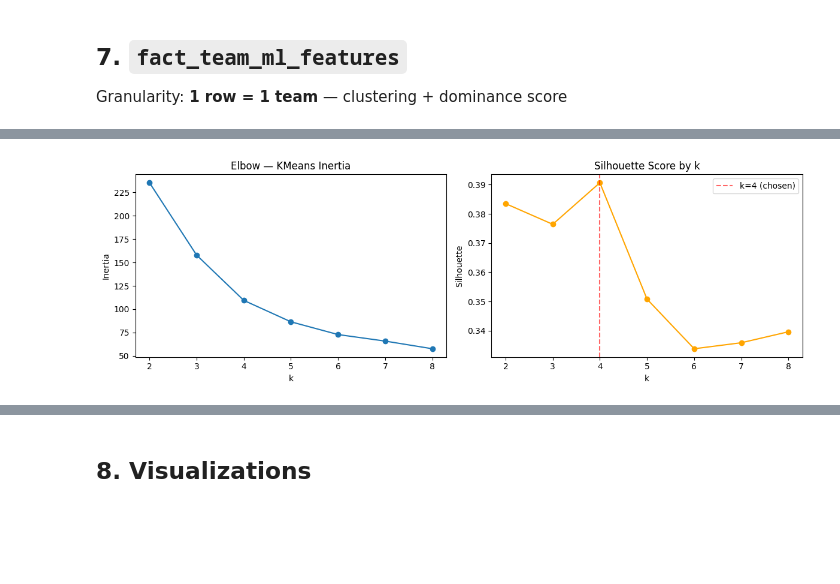
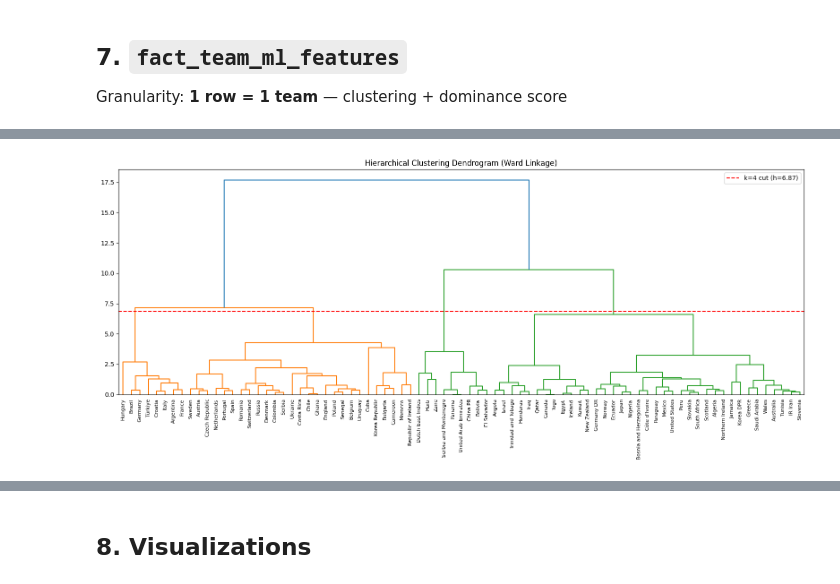
Before and after one commit to caioh639/worldcup, a Jupyter notebook: notebooks/feature_engineering_final.ipynb, the cells around one changed output, grey strips where cells are left out. Drawn from its saved outputs; the diff is of its cells as text; code cells hidden in the pictures; blank space fills up the shorter version.

```diff
--- a/notebooks/feature_engineering_final.ipynb
+++ b/notebooks/feature_engineering_final.ipynb
@@ -345,10 +347,8 @@ Teams with ≥10 modern matches: 33
 
 Granularity: **1 row = 1 team** — clustering + dominance score
 # %%
-# 'titles' excluded — derived from is_champion (target), data leakage
+# 'titles' excluded — tautology: defines the target, biases clusters toward the label
 # 'gd_per_match' excluded — exact linear combination of avg_goals_scored - avg_goals_conceded
-# Note: win_rate ↔ avg_goals_scored corr=0.88; kept because they measure distinct dimensions
-#       (overall success vs offensive firepower — a team can win defensively with low scoring)
 ML_FEATURES = [
     'win_rate',
     'avg_goals_scored',
@@ -359,44 +359,56 @@ ML_FEATURES = [
 X = fact_team_historical_stats[ML_FEATURES].copy()
 y = fact_team_historical_stats['is_champion']
 
-# Clustering adds 'titles' — valid for unsupervised grouping, separates champions
-# from strong non-champions that cluster together on performance stats alone
-CLUSTER_FEATURES = ML_FEATURES + ['titles']
-X_cluster = fact_team_historical_stats[CLUSTER_FEATURES].copy()
-X_cluster_scaled = StandardScaler().fit_transform(X_cluster)
+# Scale features
+scaler = StandardScaler()
+X_scaled = scaler.fit_transform(X)
 
-# Validate k using cluster features
-from sklearn.metrics import silhouette_score
-inertias, silhouettes = [], []
-for k in range(2, 9):
-    _km = KMeans(n_clusters=k, random_state=42, n_init=10)
-    _labels = _km.fit_predict(X_cluster_scaled)
-    inertias.append(_km.inertia_)
-    silhouettes.append(silhouette_score(X_cluster_scaled, _labels))
+# Validate k=2..6 via silhouette on Ward hierarchical labels
+Z = linkage(X_scaled, method='ward')
 
-fig, (ax1, ax2) = plt.subplots(1, 2, figsize=(12, 4))
-ax1.plot(range(2, 9), inertias, 'o-')
-ax1.set(title='Elbow — KMeans Inertia', xlabel='k', ylabel='Inertia')
-ax2.plot(range(2, 9), silhouettes, 'o-', color='orange')
-ax2.axvline(x=4, color='red', linestyle='--', alpha=0.6, label='k=4 (chosen)')
-ax2.set(title='Silhouette Score by k', xlabel='k', ylabel='Silhouette')
-ax2.legend()
+sil_scores = {}
+for k in range(2, 7):
+    _labels = fcluster(Z, k, criterion='maxclust') - 1
+    sil_scores[k] = silhouette_score(X_scaled, _labels)
+print('Silhouette scores: ' + ' | '.join(f'k={k}: {s:.3f}' for k, s in sil_scores.items()))
+
+# Definitive hierarchical clustering — k=4
+clusters = fcluster(Z, 4, criterion='maxclust') - 1  # 0-indexed
+
+# PCA for visualization (4 ML_FEATURES)
+pca = PCA(n_components=2)
+pca_result = pca.fit_transform(X_scaled)
+print(f'\nPCA explained variance:  PCA1={pca.explained_variance_ratio_[0]*100:.1f}%  '
+      f'PCA2={pca.explained_variance_ratio_[1]*100:.1f}%')
+
+# champion_probability via Mahalanobis distance to the champion centroid
+# Centroid = mean of champion rows in scaled space
+# Covariance from full dataset; pinv for robustness with correlated features
+champ_mask = y.values == 1
+champ_centroid = X_scaled[champ_mask].mean(axis=0)
+cov_inv = np.linalg.pinv(np.cov(X_scaled.T))
+
+distances = np.array([
+    mahalanobis(row, champ_centroid, cov_inv)
+    for row in X_scaled
+])
+d_min, d_max = distances.min(), distances.max()
+champion_probability = (1 - (distances - d_min) / (d_max - d_min)).round(3)
+
+# Dendrogram — cut line at midpoint between Z[-4,2] and Z[-3,2]
+cut_height = (Z[-4, 2] + Z[-3, 2]) / 2
+fig, ax = plt.subplots(figsize=(16, 7))
+dendrogram(
+    Z,
+    labels=fact_team_historical_stats['Team'].values,
+    leaf_rotation=90,
+    leaf_font_size=8,
+    ax=ax,
+)
+ax.axhline(y=cut_height, color='red', linestyle='--', linewidth=1.5,
+           label=f'k=4 cut (h={cut_height:.2f})')
+ax.set_title('Hierarchical Clustering Dendrogram (Ward Linkage)')
+ax.legend()
 plt.tight_layout()
 plt.show()
-print(f"Silhouette — k=3: {silhouettes[1]:.3f} | k=4: {silhouettes[2]:.3f}")
-
-# KMeans clustering
-kmeans = KMeans(n_clusters=4, random_state=42, n_init=10)
-clusters = kmeans.fit_predict(X_cluster_scaled)
-
-# PCA for visualization (5 features including titles)
-pca = PCA(n_components=2)
-pca_result = pca.fit_transform(X_cluster_scaled)
-
-# RF for champion_probability — in-sample, ML_FEATURES only (titles excluded: leakage for RF)
-# In-sample is intentional: we want a narrative 'champion profile score', not an OOF classifier
-rf_full = RandomForestClassifier(n_estimators=200, random_state=42)
-rf_full.fit(X, y)
-print('\nRF feature importances:')
-print(pd.Series(rf_full.feature_importances_, index=ML_FEATURES).sort_values(ascending=False).round(3))
 # %% [output]
@@ -403 +418 @@ print(pd.Series(rf_full.feature_importances_, index=ML_FEATURES).sort_values(asc
-[figure, old version]
+[figure, new version]
```
Also changed, not shown: parts of 5 cells of this notebook, 1 other file.
